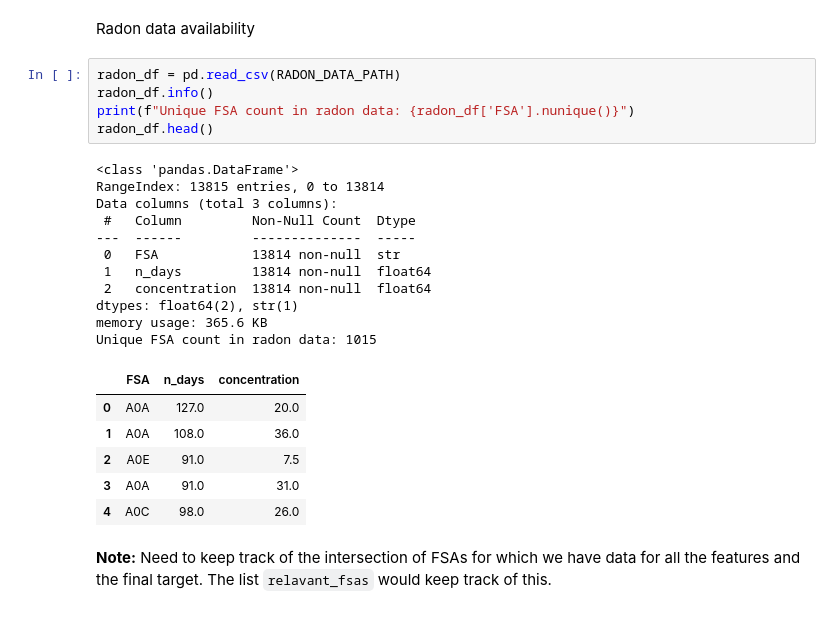
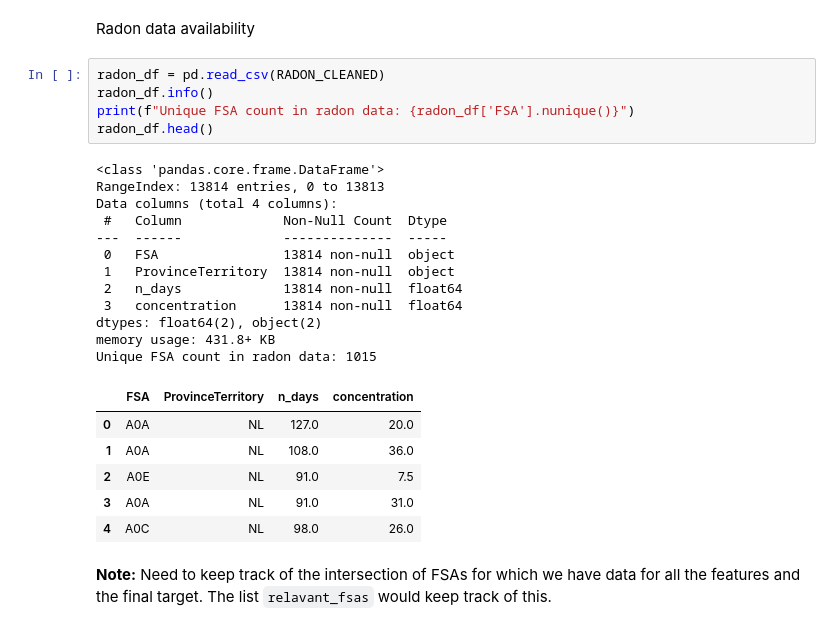
Before and after one commit to Erdos-Projects/spring-2026-radon-risk-mapping, a Jupyter notebook: notebooks/raw_data_processing/main_dataset_processing.ipynb, the cells around one changed output. Cells and saved outputs as stored; diff of their text form.

Commit message:
Add config paths to main dataset pipeline

```diff
--- a/notebooks/raw_data_processing/main_dataset_processing.ipynb
+++ b/notebooks/raw_data_processing/main_dataset_processing.ipynb
@@ -32,28 +43,29 @@ def normalize_fsa_column(df):
 # %% [markdown]
 Radon data availability
 # %%
-radon_df = pd.read_csv(RADON_DATA_PATH)
+radon_df = pd.read_csv(RADON_CLEANED)
 radon_df.info()
 print(f"Unique FSA count in radon data: {radon_df['FSA'].nunique()}")
 radon_df.head()
 # %% [output]
-<class 'pandas.DataFrame'>
-RangeIndex: 13815 entries, 0 to 13814
-Data columns (total 3 columns):
- #   Column         Non-Null Count  Dtype
----  ------         --------------  -----
- 0   FSA            13814 non-null  str
- 1   n_days         13814 non-null  float64
- 2   concentration  13814 non-null  float64
-dtypes: float64(2), str(1)
-memory usage: 365.6 KB
+<class 'pandas.core.frame.DataFrame'>
+RangeIndex: 13814 entries, 0 to 13813
+Data columns (total 4 columns):
+ #   Column             Non-Null Count  Dtype
+---  ------             --------------  -----
+ 0   FSA                13814 non-null  object
+ 1   ProvinceTerritory  13814 non-null  object
+ 2   n_days             13814 non-null  float64
+ 3   concentration      13814 non-null  float64
+dtypes: float64(2), object(2)
+memory usage: 431.8+ KB
 Unique FSA count in radon data: 1015
-|  | FSA | n_days | concentration |
-| 0 | A0A | 127.0 | 20.0 |
-| 1 | A0A | 108.0 | 36.0 |
-| 2 | A0E | 91.0 | 7.5 |
-| 3 | A0A | 91.0 | 31.0 |
-| 4 | A0C | 98.0 | 26.0 |
+|  | FSA | ProvinceTerritory | n_days | concentration |
+| 0 | A0A | NL | 127.0 | 20.0 |
+| 1 | A0A | NL | 108.0 | 36.0 |
+| 2 | A0E | NL | 91.0 | 7.5 |
+| 3 | A0A | NL | 91.0 | 31.0 |
+| 4 | A0C | NL | 98.0 | 26.0 |
 # %% [markdown]
 **Note:** Need to keep track of the intersection of FSAs for which we have data for all the features and the final target. The list `relavant_fsas` would keep track of this.
 # %%
```
Also changed, not shown: parts of 15 cells of this notebook, 1 other file.
